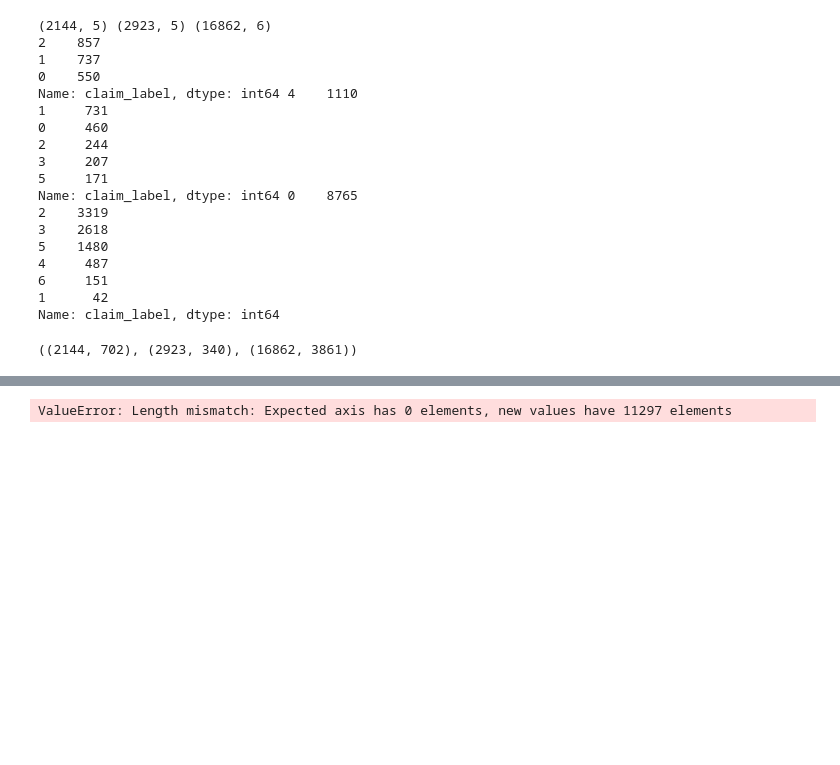
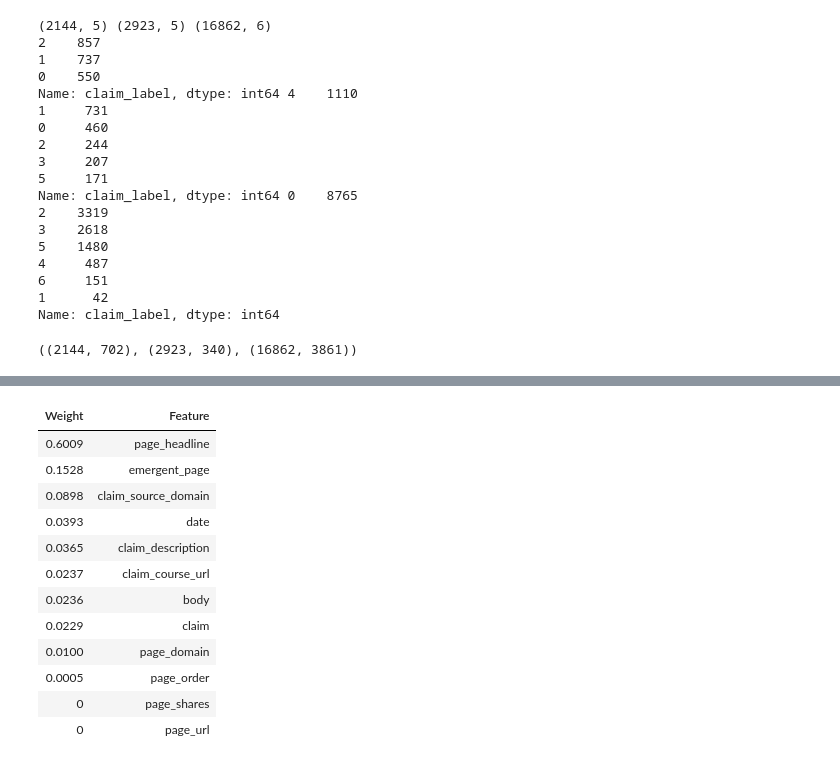
Before and after one commit to Enquisidor/chkr, a Jupyter notebook: Initial Models/Rumor Model.ipynb, the cells around one changed output, grey strips where cells are left out. Drawn from its saved outputs; the diff is of its cells as text; code cells hidden in the pictures; blank space fills up the shorter version.

Commit message:
Initial Models should be done

```diff
--- a/Initial Models/Rumor Model.ipynb
+++ b/Initial Models/Rumor Model.ipynb
@@ -314,25 +338,35 @@ KeyboardInterrupt:
 # %%
-from catboost import CatBoostRegressor
+from catboost import CatBoostClassifier
 
-best_cat_model = []
-best_cat_model = CatBoostRegressor(l2_leaf_reg=1,
+classifiers = []
+
+classifiers.append(CatBoostClassifier(l2_leaf_reg=8,
                           learning_rate=0.2,
-                          depth=1)
+                          depth=1,
+                          boosting_type='Plain',
+                          one_hot_max_size=255,
+                          cat_features=list(X_train[0].columns)))
 
-best_cat_model.fit(X_train[0], y_train[0])
-print(best_cat_model.score(X_test[0], y_test[0]))
+classifiers[0].fit(X_train[0], y_train[0])
+print(classifiers[0].score(X_test[0], y_test[0]))
 
-best_cat_model = CatBoostRegressor(l2_leaf_reg=1,
-                          learning_rate=0.1,
-                          depth=2)
+classifiers.append(CatBoostClassifier(l2_leaf_reg=8,
+                          learning_rate=0.2,
+                          depth=1,
+                          boosting_type='Plain',
+                          one_hot_max_size=255,
+                          cat_features=list(X_train[1].columns)))
 
-best_cat_model.fit(X_train[1], y_train[1])
-print(best_cat_model.score(X_test[1], y_test[1]))
+classifiers[1].fit(X_train[1], y_train[1])
+print(classifiers[1].score(X_test[1], y_test[1]))
 
-best_cat_model = CatBoostRegressor(l2_leaf_reg=1,
+classifiers.append(CatBoostClassifier(l2_leaf_reg=8,
                           learning_rate=0.2,
-                          depth=4)
+                          depth=1,
+                          boosting_type='Plain',
+                          one_hot_max_size=255,
+                          cat_features=list(X_train[2].columns)))
 
-best_cat_model.fit(X_train[2], y_train[2])
-print(best_cat_model.score(X_test[2], y_test[2]))
+classifiers[2].fit(X_train[2], y_train[2])
+print(classifiers[2].score(X_test[2], y_test[2]))
 # %% [output]
@@ -384,8 +389,0 @@ Feature: 3859 (topic_viral phenomena), Score: 0.63550
-# %%
-X_train_cat_snopes_drop = drop_cat_features(best_cat_model, X_train[2])
-X_test_cat_snopes_drop = drop_cat_features(best_cat_model, X_test[2])
-
-best_cat_model.fit(X_train_cat_snopes_drop, y_train[2])
-print(best_cat_model.score(X_test_cat_snopes_drop, y_test[2]))
-# %% [output]
-ValueError: Length mismatch: Expected axis has 0 elements, new values have 11297 elements
@@ -401,0 +390,18 @@ def drop_cat_features(cat, df):
+# %%
+from eli5 import explain_weights_catboost
+
+explain_weights_catboost(classifiers[0])
+# %% [output]
+| Weight | Feature |
+| 0.6009 | page_headline |
+| 0.1528 | emergent_page |
+| 0.0898 | claim_source_domain |
+| 0.0393 | date |
+| 0.0365 | claim_description |
+| 0.0237 | claim_course_url |
+| 0.0236 | body |
+| 0.0229 | claim |
+| 0.0100 | page_domain |
+| 0.0005 | page_order |
+| 0 | page_shares |
+| 0 | page_url |
```
Also changed, not shown: parts of 14 cells of this notebook, 8 other files.
